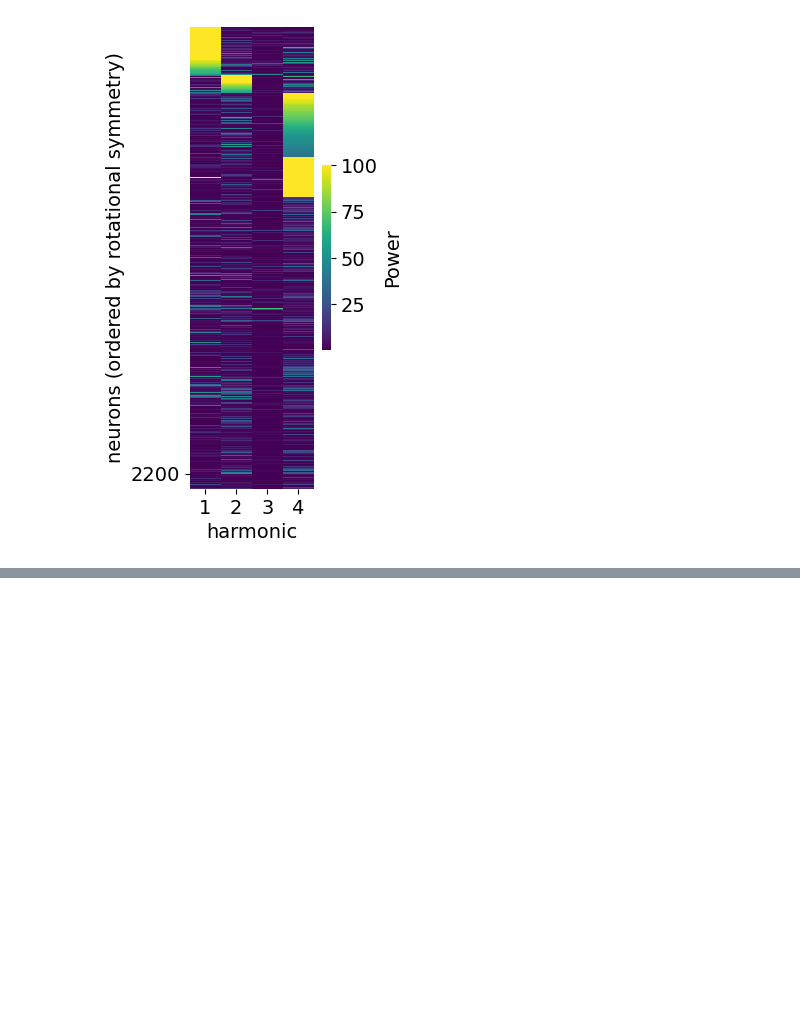
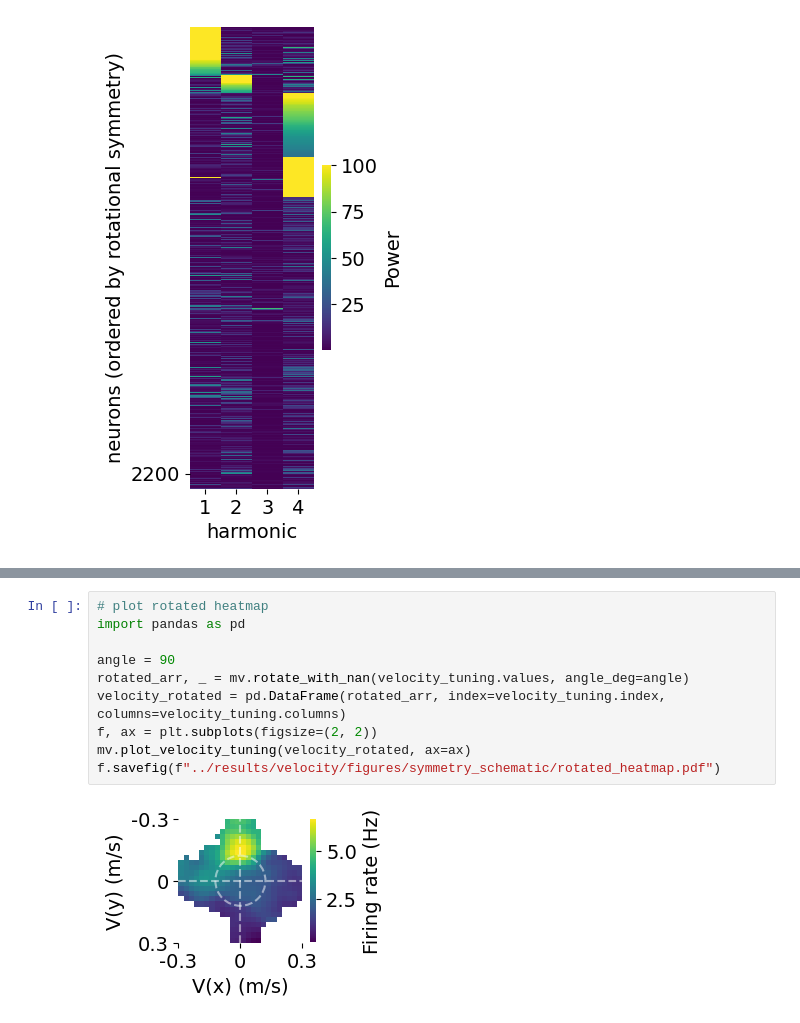
Before and after one commit to peterdoohan/GridMaze-mFC, a Jupyter notebook: Notebooks/velocity.ipynb, the cells around one changed output, grey strips where cells are left out. Drawn from its saved outputs; the diff is of its cells as text; blank space fills up the shorter version.

```diff
--- a/Notebooks/velocity.ipynb
+++ b/Notebooks/velocity.ipynb
@@ -95,0 +102,12 @@ m4.2022-07-01.maze_cluster59
+# %%
+# plot rotated heatmap
+import pandas as pd
+
+angle = 90
+rotated_arr, _ = mv.rotate_with_nan(velocity_tuning.values, angle_deg=angle)
+velocity_rotated = pd.DataFrame(rotated_arr, index=velocity_tuning.index, columns=velocity_tuning.columns)
+f, ax = plt.subplots(figsize=(2, 2))
+mv.plot_velocity_tuning(velocity_rotated, ax=ax)
+f.savefig(f"../results/velocity/figures/symmetry_schematic/rotated_heatmap.pdf")
+# %% [output]
+[figure, added]
```
Also changed, not shown: parts of 5 cells of this notebook, 3 other files.
